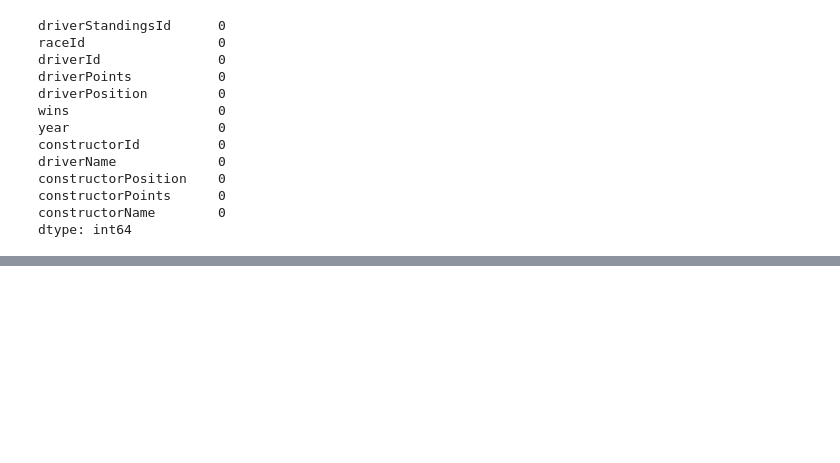
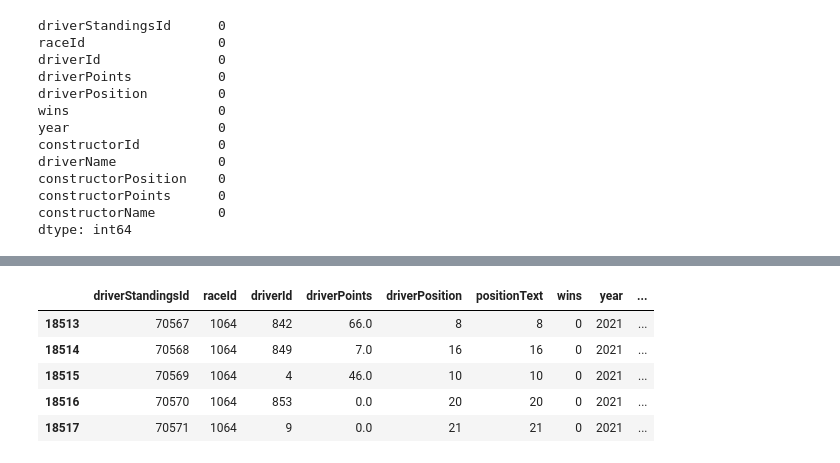
Before and after one commit to C0hAongha/IV-Assignment, a Jupyter notebook: assignment_exploration.ipynb, the cells around one changed output, grey strips where cells are left out. Drawn from its saved outputs; the diff is of its cells as text; code cells hidden in the pictures; blank space fills up the shorter version.

```diff
--- a/assignment_exploration.ipynb
+++ b/assignment_exploration.ipynb
@@ -197,0 +216,33 @@ final_table.to_csv("f1_results_clean.csv")
+# %%
+# creating a separate table for individual races
+new_races = races[races["year"] >= 1980]
+
+# add year
+all_driver_details = pd.merge(
+    driver_standings, new_races[["raceId", "year"]],
+    on="raceId", how="inner"
+)
+
+# add 'driverName' by merging with `drivers`
+all_driver_results = pd.merge(
+    all_driver_details, drivers[['driverId', 'driverName']],
+    on='driverId', how="inner"
+)
+# %%
+# add a column that adds what number race the current one is that year
+all_driver_results.sort_values(["year", "raceId"], inplace=True)
+
+for yr in years:
+    i = 1
+    uniq_raceIds = all_driver_results[all_driver_results["year"] == yr]["raceId"].unique()
+    for rId in uniq_raceIds:
+        all_driver_results.loc[all_driver_results["raceId"] == rId, "race_number"] = i
+
+        i = i + 1
+# %% [output]
+|  | driverStandingsId | raceId | driverId | driverPoints | driverPosition | positionText | wins | year | ... |
+| 18513 | 70567 | 1064 | 842 | 66.0 | 8 | 8 | 0 | 2021 | ... |
+| 18514 | 70568 | 1064 | 849 | 7.0 | 16 | 16 | 0 | 2021 | ... |
+| 18515 | 70569 | 1064 | 4 | 46.0 | 10 | 10 | 0 | 2021 | ... |
+| 18516 | 70570 | 1064 | 853 | 0.0 | 20 | 20 | 0 | 2021 | ... |
+| 18517 | 70571 | 1064 | 9 | 0.0 | 21 | 21 | 0 | 2021 | ... |
```
Also changed, not shown: parts of 4 cells of this notebook, 1 other file.
